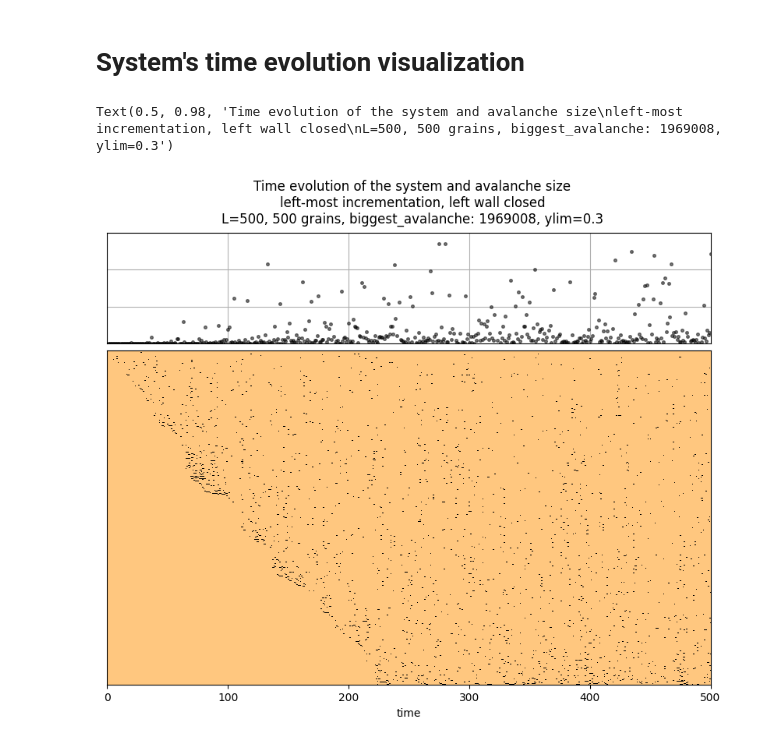
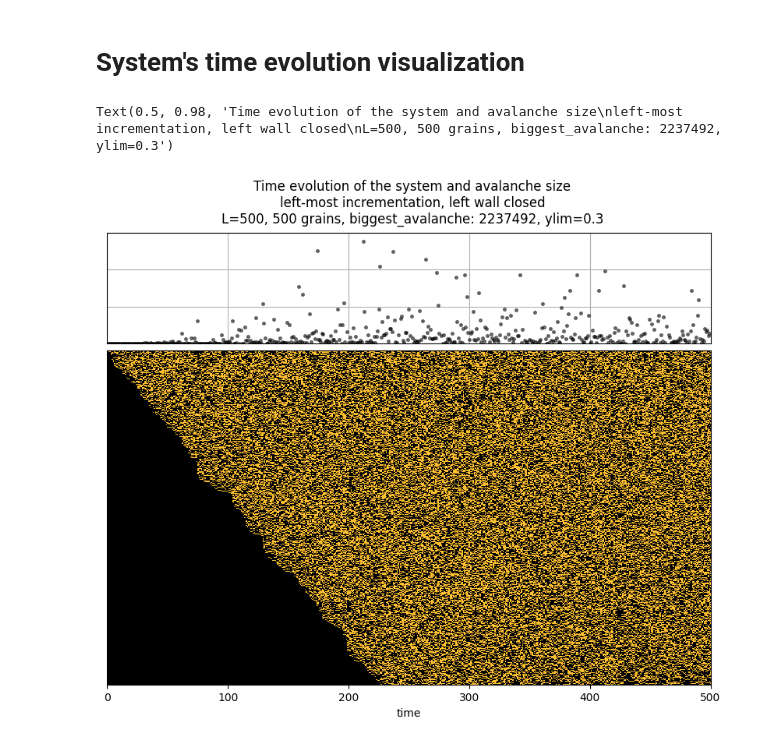
Before and after one commit to Yolonek/BoidsFlocking, a Jupyter notebook: OsloModel/OsloModel.ipynb, the cells around one changed output. Drawn from its saved outputs; the diff is of its cells as text; code cells hidden in the pictures.

```diff
--- a/OsloModel/OsloModel.ipynb
+++ b/OsloModel/OsloModel.ipynb
@@ -196,14 +196,14 @@ evo_grid, steps_array, avalanche = simulate_time_evolution(L, steps, is_incremen
 # %%
 ylim = 0.3
 figure7, axes7 = plt.subplots(2, 1, layout='constrained', height_ratios=[1, 3], figsize=(8, 7))
 plot_avalanche_size(steps, steps_array, avalanche, axes=axes7[0], ylim=ylim)
-plot_time_evolution(L, steps, evo_grid, axes=axes7[1], cmap='copper')
+plot_time_evolution(L, steps, evo_grid, axes=axes7[1])
 figure7.suptitle(f'Time evolution of the system and avalanche size\n'
                  f'left-most incrementation, left wall closed\n'
                  f'L={L}, {steps} grains, biggest_avalanche: {avalanche.max()}, ylim={ylim}')
 # %% [output]
-Text(0.5, 0.98, 'Time evolution of the system and avalanche size\nleft-most incrementation, left wall closed\nL=500, 500 grains, biggest_avalanche: 1969008, ylim=0.3')
+Text(0.5, 0.98, 'Time evolution of the system and avalanche size\nleft-most incrementation, left wall closed\nL=500, 500 grains, biggest_avalanche: 2237492, ylim=0.3')
-[figure, old version]
+[figure, new version]
 # %%
 figure7.savefig(f'images/SystemVisualizationLeftmostWallclosedL{L}G{steps}.png')
 # %%
```
Also changed, not shown: parts of 15 cells of this notebook, 11 other files.
